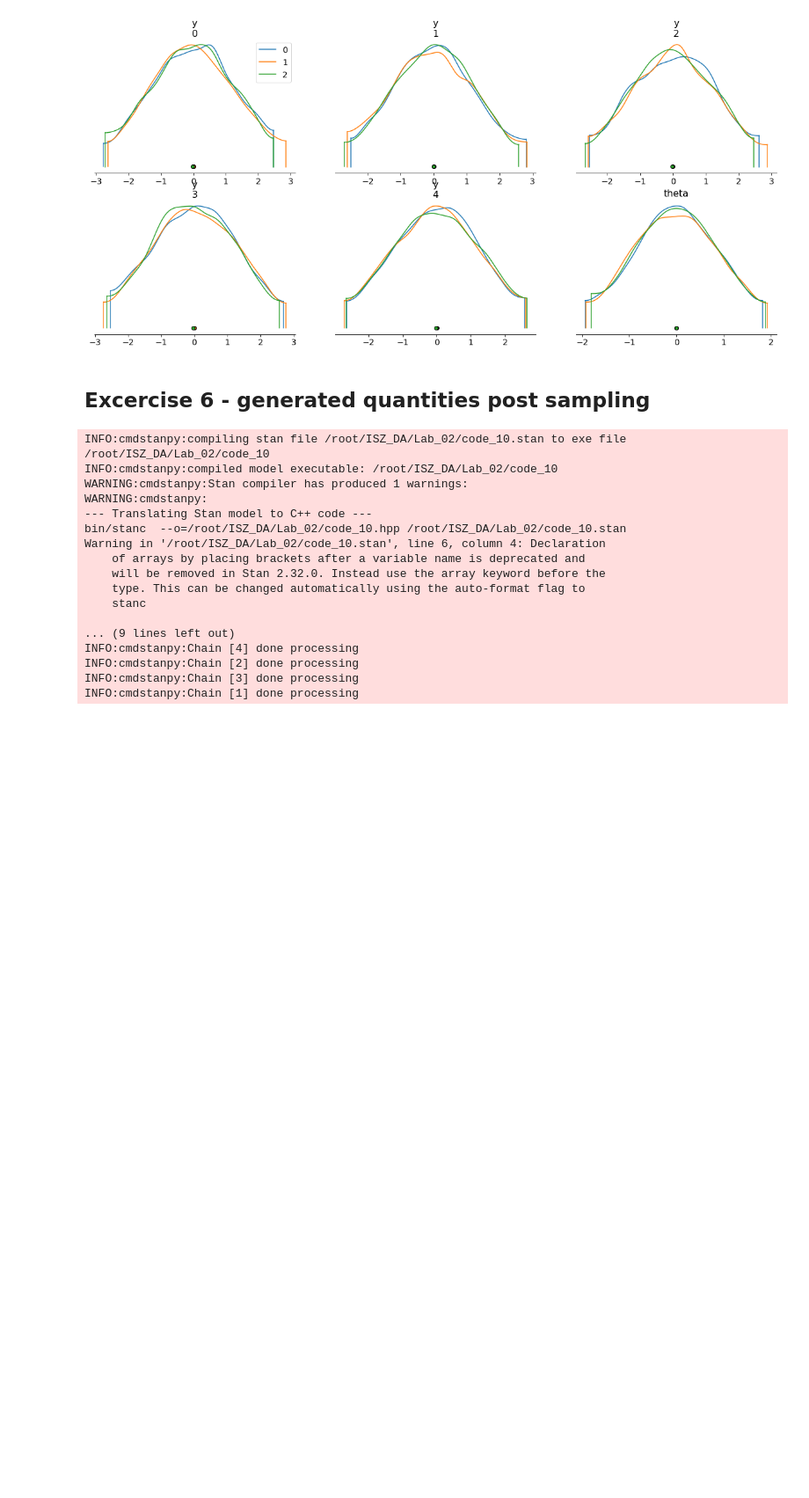
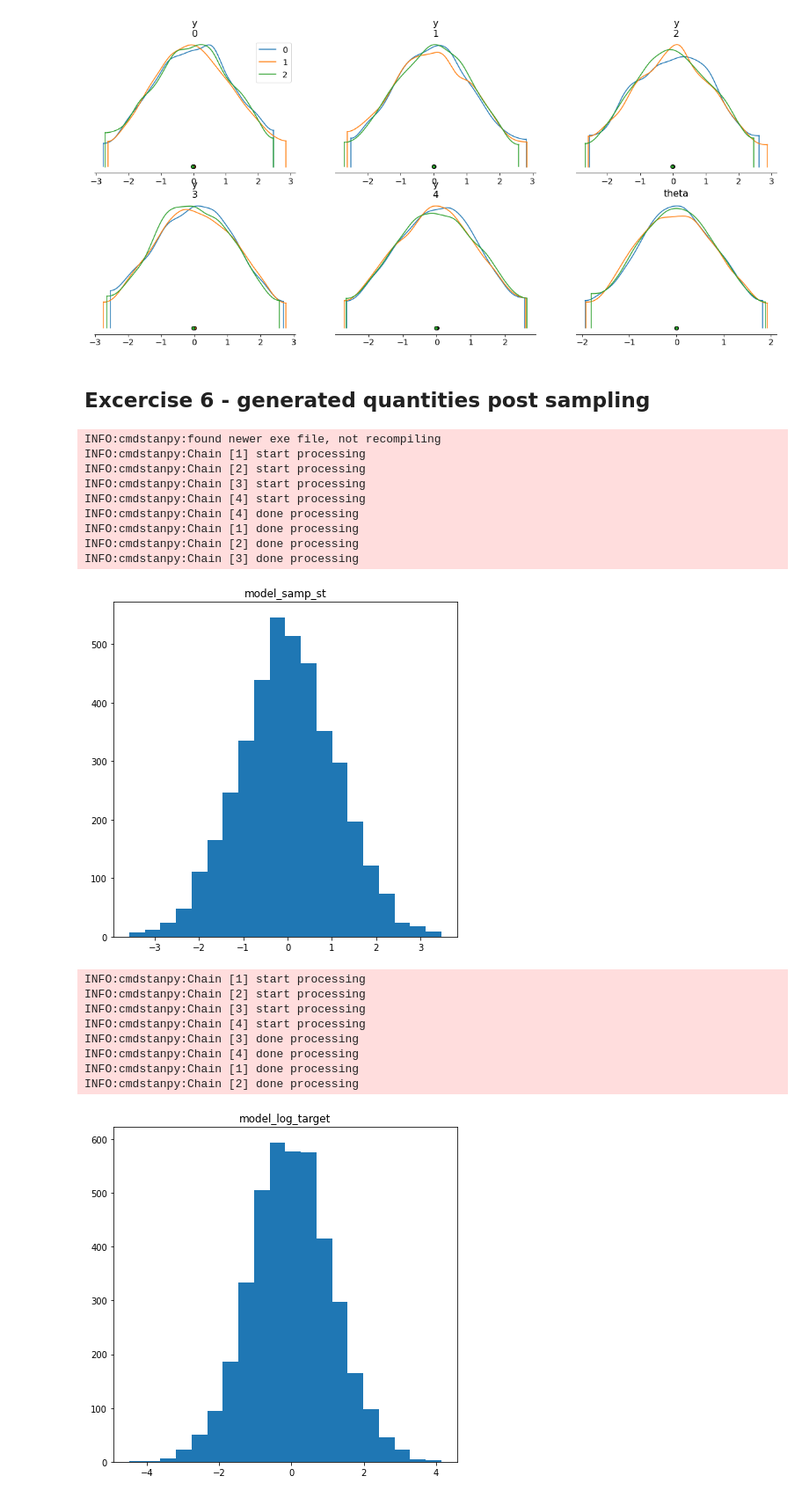
Before and after one commit to DawidBogon/ISZ_DA2023, a Jupyter notebook: Lab_02/lab2.ipynb, the cells around one changed output. Shown at 88% size. Saved outputs shown, nothing was run; the diff lists cells and outputs as text; code cells hidden in the pictures; blank space fills up the shorter version.

```diff
--- a/Lab_02/lab2.ipynb
+++ b/Lab_02/lab2.ipynb
@@ -246,24 +218,34 @@ plt.show()
 # %%
 model_gq = CmdStanModel(stan_file='code_10.stan')
 # fill in with chosen result from previous excercise
-mean_of_y = model_gq.generate_quantities(data=data,
-                                        mcmc_sample = result_1)
-# investigate the output and plot histogram of mean_y variable
+for result,title in zip([result_1, result_2, result_3],['model_samp_st', 'model_log_target', 'model_log_target_ind']):
+    mean_of_y = model_gq.generate_quantities(data=data,
+                                            mcmc_sample = result)
+
+    # investigate the output and plot histogram of mean_y variable
+
+    mean_of_y_df = mean_of_y.draws_pd()
+    plt.figure(figsize=(7, 7))
+    plt.hist(mean_of_y_df, bins=20)
+    plt.title(str(title))
+    plt.show()
 # %% [output]
-INFO:cmdstanpy:compiling stan file /root/ISZ_DA/Lab_02/code_10.stan to exe file /root/ISZ_DA/Lab_02/code_10
-INFO:cmdstanpy:compiled model executable: /root/ISZ_DA/Lab_02/code_10
-WARNING:cmdstanpy:Stan compiler has produced 1 warnings:
-WARNING:cmdstanpy:
---- Translating Stan model to C++ code ---
-bin/stanc  --o=/root/ISZ_DA/Lab_02/code_10.hpp /root/ISZ_DA/Lab_02/code_10.stan
-Warning in '/root/ISZ_DA/Lab_02/code_10.stan', line 6, column 4: Declaration
-    of arrays by placing brackets after a variable name is deprecated and
-    will be removed in Stan 2.32.0. Instead use the array keyword before the
-    type. This can be changed automatically using the auto-format flag to
-    stanc
-
-... (9 lines left out)
+INFO:cmdstanpy:found newer exe file, not recompiling
+INFO:cmdstanpy:Chain [1] start processing
+INFO:cmdstanpy:Chain [2] start processing
+INFO:cmdstanpy:Chain [3] start processing
+INFO:cmdstanpy:Chain [4] start processing
 INFO:cmdstanpy:Chain [4] done processing
+INFO:cmdstanpy:Chain [1] done processing
 INFO:cmdstanpy:Chain [2] done processing
 INFO:cmdstanpy:Chain [3] done processing
-INFO:cmdstanpy:Chain [1] done processing
+[figure, added]
+INFO:cmdstanpy:Chain [1] start processing
+INFO:cmdstanpy:Chain [2] start processing
+INFO:cmdstanpy:Chain [3] start processing
+INFO:cmdstanpy:Chain [4] start processing
+INFO:cmdstanpy:Chain [3] done processing
+INFO:cmdstanpy:Chain [4] done processing
+INFO:cmdstanpy:Chain [1] done processing
+INFO:cmdstanpy:Chain [2] done processing
+[figure, added]
```
Also changed, not shown: parts of 13 cells of this notebook.
